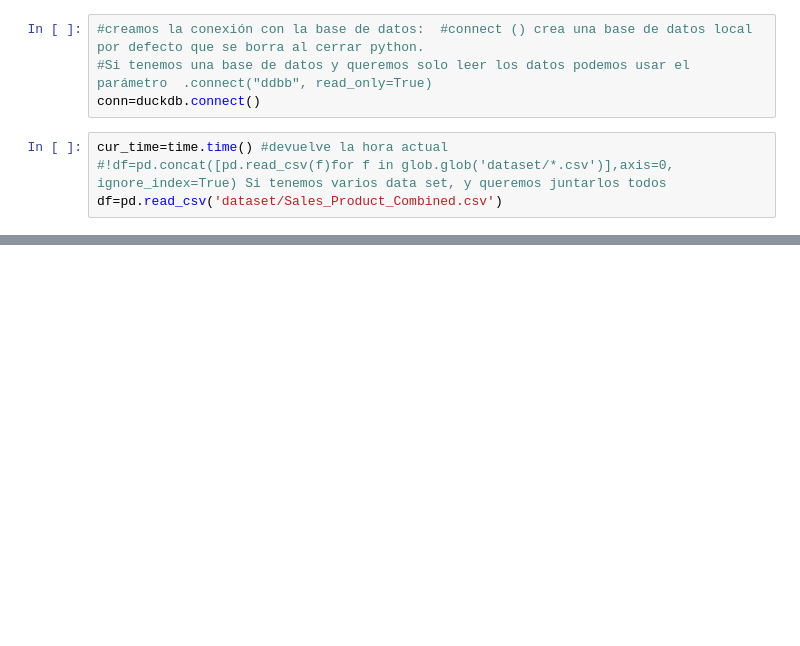
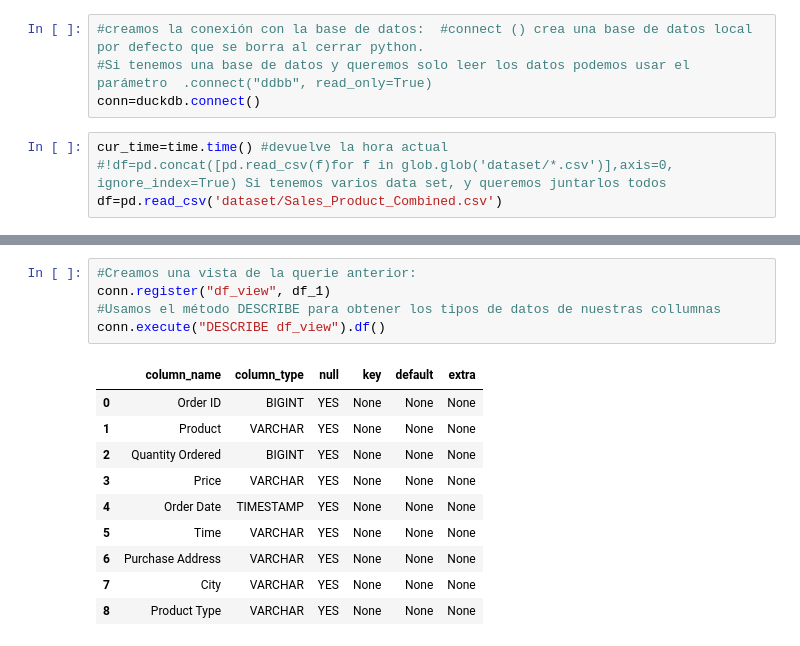
Before and after one commit to Margamtr/pruebas_duckdb, a Jupyter notebook: notebook.ipynb, the cells around one changed output, grey strips where cells are left out. Cells and saved outputs as stored; diff of their text form; blank space fills up the shorter version.

```diff
--- a/notebook.ipynb
+++ b/notebook.ipynb
@@ -44,3 +45,19 @@ display(df)
 | 185948 | 259356 | 34in Ultrawide Monitor | 1 | 379.99 | 19-09-2019 | 5:30 PM | 511 Forest St, San Francisco, CA ... | San Francisco | ... |
 | 185949 | 259357 | USB-C Charging Cable | 1 | 11.95 | 30-09-2019 | 12:18 AM | 250 Meadow St, San Francisco, CA ... | San Francisco | ... |
 185950 rows × 9 columns
+# %%
+#Creamos una vista de la querie anterior:
+conn.register("df_view", df_1)
+#Usamos el método DESCRIBE para obtener los tipos de datos de nuestras collumnas
+conn.execute("DESCRIBE df_view").df()
+# %% [output]
+|  | column_name | column_type | null | key | default | extra |
+| 0 | Order ID | BIGINT | YES | None | None | None |
+| 1 | Product | VARCHAR | YES | None | None | None |
+| 2 | Quantity Ordered | BIGINT | YES | None | None | None |
+| 3 | Price | VARCHAR | YES | None | None | None |
+| 4 | Order Date | TIMESTAMP | YES | None | None | None |
+| 5 | Time | VARCHAR | YES | None | None | None |
+| 6 | Purchase Address | VARCHAR | YES | None | None | None |
+| 7 | City | VARCHAR | YES | None | None | None |
+| 8 | Product Type | VARCHAR | YES | None | None | None |
```
Also changed, not shown: parts of 14 cells of this notebook.
